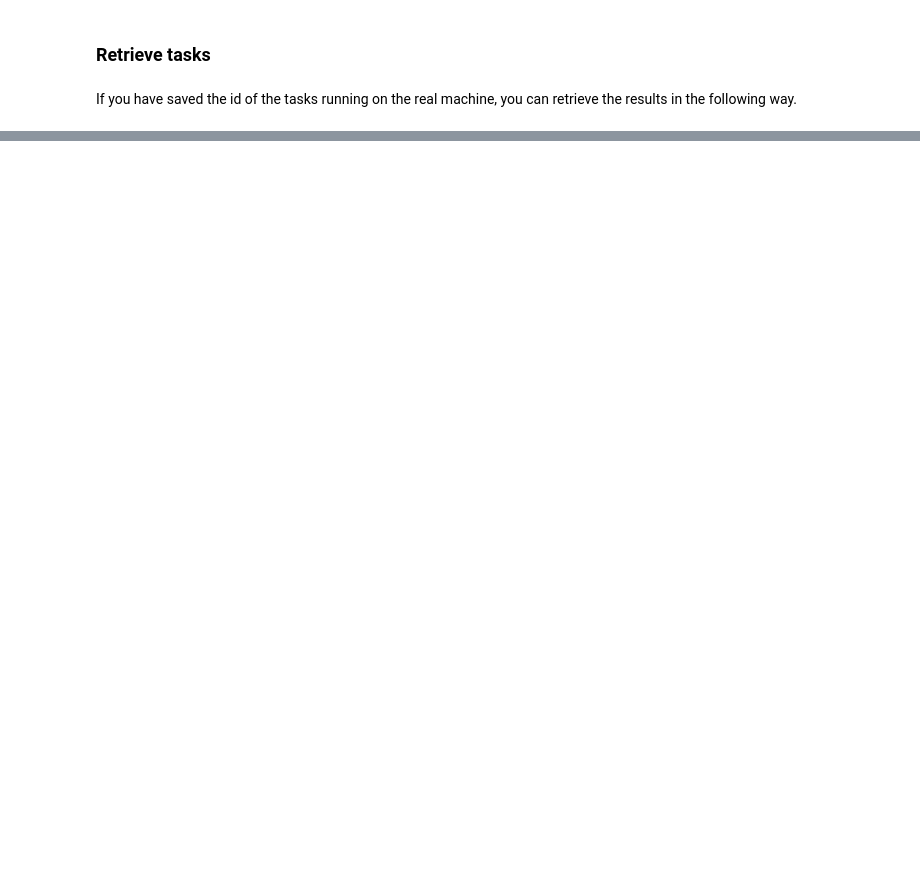
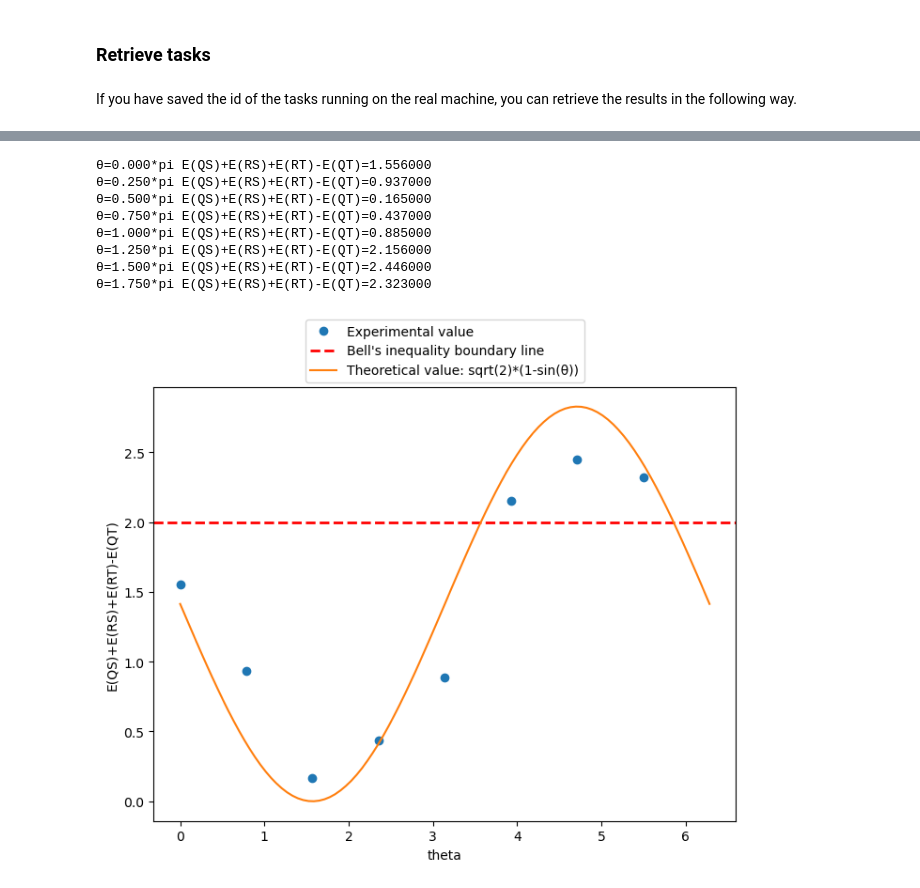
Before and after one commit to ucas-zmx/pyquafu_tutorials, a Jupyter notebook: Bell_inequality.ipynb, the cells around one changed output, grey strips where cells are left out. Cells and saved outputs as stored; diff of their text form; code cells hidden in the pictures; blank space fills up the shorter version.

```diff
--- a/Bell_inequality.ipynb
+++ b/Bell_inequality.ipynb
@@ -243,0 +201,36 @@ task_id              task_name      status
+# %%
+# Copy the history you want to retrieve into old_history. The type of the old_history is dictionary and the form is: {'group_name': ['taskid']}.
+old_history={'Bell_inequality': ['2859E20011CAB000', '2859E29002018CC1', '2859E300353E766D', '2859E39010F3B0EE', \
+'2859E410376E71E9', '2859E5402702ADD6', '2859E5E0142F7B00', '2859E6502F06D565', '2859E6E024C9A9E1', '2859E77012E94347', \
+'2859E7F0382CD81B', '2859E88017CD3F1A', '2859E90002FF70DA', '2859E97035EDD8E0', '2859E9F017F26AB7', '2859EA700A98304D', \
+'2859EAE02791CE74', '2859EB7015E51E2B', '2859EBF02F5A67F0', '2859EC8020806F3C', '2859ED003B583707', '2859ED8024619940', \
+'2859EE1021133193', '2859EE9024E91CAB', '2859EF401A6FD27E', '2859EFC01120819A', '2859F04008F3B3C5', '2859F0C030970A88', \
+'2859F1401909CA3C', '2859F1C033470788', '2859F26022FFF21A', '2859F2F00474E265']}
+newtask = Task()
+result = newtask.retrieve_group("Bell_inequality", history=old_history, verbose=False)
+obsexp=[]
+for i in range(len(result)):
+    if i % 4 == 0:
+        obsexp.append([])
+    obsexp[-1].append(result[i].calculate_obs([0,1]))
+theta = [ i*2*pi/len(obsexp) for i in range(len(obsexp)) ]
+res=[obsexp[i][0] + obsexp[i][1] + obsexp[i][2] - obsexp[i][3] for i in range(len(obsexp))]  # E(QS)+E(RS)+E(RT)-E(QT)
+for i in range(len(res)):
+    print("θ={:.3f}*pi".format(theta[i]/pi),"E(QS)+E(RS)+E(RT)-E(QT)={:.6f}".format(res[i]))  # Show the result data
+# Show the result graph
+plt.figure(figsize=(8, 6)) # Set the image size
+plt.plot(theta, res, "o", label="Experimental value")
+plt.axhline(y=2, color='red', linestyle='--', linewidth=2)  # Draw the boundary line of Bell's inequality
+plt.plot([], [], color='red', linestyle='--', linewidth=2, label='Bell\'s inequality boundary line')  # Add a legend to the boundary line of Bell's inequality
+Plot_theoretical_value(x,y)
+plt.show()
+# %% [output]
+θ=0.000*pi E(QS)+E(RS)+E(RT)-E(QT)=1.556000
+θ=0.250*pi E(QS)+E(RS)+E(RT)-E(QT)=0.937000
+θ=0.500*pi E(QS)+E(RS)+E(RT)-E(QT)=0.165000
+θ=0.750*pi E(QS)+E(RS)+E(RT)-E(QT)=0.437000
+θ=1.000*pi E(QS)+E(RS)+E(RT)-E(QT)=0.885000
+θ=1.250*pi E(QS)+E(RS)+E(RT)-E(QT)=2.156000
+θ=1.500*pi E(QS)+E(RS)+E(RT)-E(QT)=2.446000
+θ=1.750*pi E(QS)+E(RS)+E(RT)-E(QT)=2.323000
+[figure, added]
```
Also changed, not shown: parts of 7 cells of this notebook, 1 other file.
